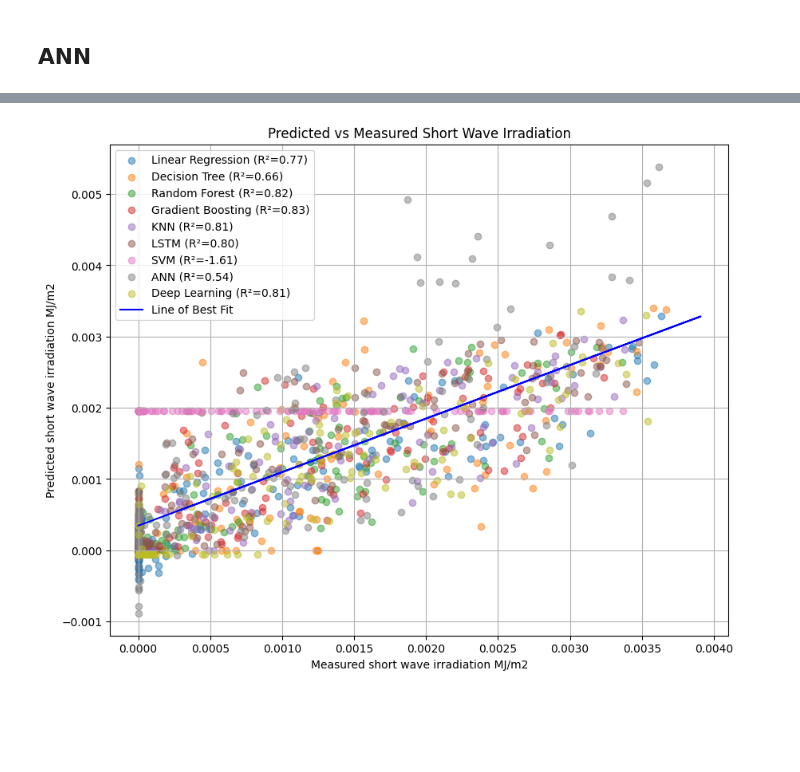
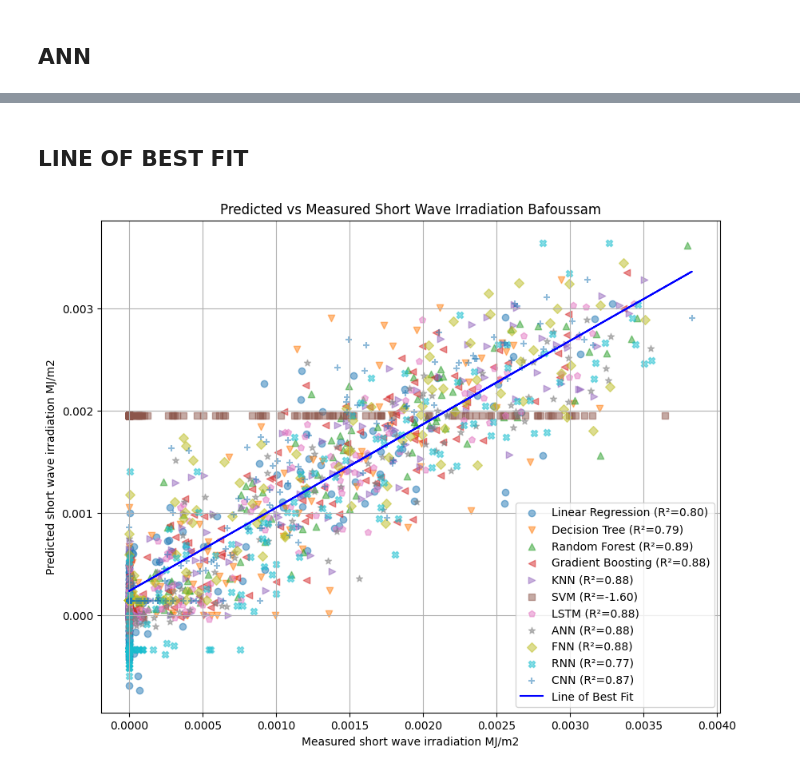
Before and after one commit to donaldte/My-Master-Project-Solar-Radiation-Prediction, a Jupyter notebook: solar radiation prediction bafoussam.ipynb, the cells around one changed output, grey strips where cells are left out. Saved outputs shown, nothing was run; the diff lists cells and outputs as text; code cells hidden in the pictures; blank space fills up the shorter version.

Commit message:
feat: maroua prediction

```diff
--- a/solar radiation prediction bafoussam.ipynb
+++ b/solar radiation prediction bafoussam.ipynb
@@ -196,7 +215,6 @@ plt.show()
 # Drop the columns that are not in correlation
 df = df.drop(columns=['Date',
                       'UT time',
-                      'Pressure',
                       'Wind direction',
                       'Rainfall'
                       ])
@@ -213,4 +231,13 @@ df.head()
 # %% [markdown]
 ##  TRAIN, VALIDATION, TEST DATASETS
 # %%
-train, valid, test = np.split(df.sample(frac=1), [int(0.6*len(df)), int(0.8*len(df))])
+# Shuffle the dataset
+df = df.sample(frac=1, random_state=42).reset_index(drop=True)
+
+# Split the dataset
+train, valid, test = np.split(df, [int(0.6*len(df)), int(0.8*len(df))])
+
+# Check the sizes of the splits
+print(f"Training set size: {len(train)}")
+print(f"Validation set size: {len(valid)}")
+print(f"Test set size: {len(test)}")
@@ -217,11 +248,17 @@ train, valid, test = np.split(df.sample(frac=1), [int(0.6*len(df)), int(0.8*len(
 # %% [markdown]
 ## SCALE DATASET AND OVER SAMPLE IT
 # %%
+from sklearn.preprocessing import RobustScaler
+
 def scale_dataset(dataframe):
     X = dataframe[dataframe.columns[:-1]].values
     y = dataframe[dataframe.columns[-1]].values
 
-    scaler = StandardScaler()
+
+    # Initialize the scaler
+    scaler = RobustScaler()
+
+    # Fit the scaler on the training data and transform it
     X = scaler.fit_transform(X)
 
     return X, y
@@ -714,10 +956,12 @@ plot_actual_vs_predicted(test_y, predictions_dl, label='DL')
+# %% [markdown]
+##  LINE OF BEST FIT
 # %%
 import matplotlib.pyplot as plt
 import numpy as np
 from sklearn.metrics import r2_score
 
-# Function to plot scatter plot for each model
-def plot_predictions(test_y, predictions, model_name, sample_size=200):
+# Function to plot scatter plot for each model with different markers
+def plot_predictions(test_y, predictions, model_name, marker, sample_size=200):
     # Randomly sample 200 points for plotting
     sample_indices = np.random.choice(len(test_y), size=sample_size, replace=False)
     test_y_sample = test_y[sample_indices].flatten()
@@ -726,52 +970,64 @@ def plot_predictions(test_y, predictions, model_name, sample_size=200):
     # Calculate R^2 score
     r2 = r2_score(test_y, predictions)
 
-    # Plot scatter plot
-    plt.scatter(test_y_sample, predictions_sample, label=f"{model_name} (R²={r2:.2f})", alpha=0.5)
+    # Plot scatter plot with specific marker
+    plt.scatter(test_y_sample, predictions_sample, label=f"{model_name} (R²={r2:.2f})", alpha=0.5, marker=marker)
+
+# Define marker styles for different models
+markers = ['o', 'v', '^', '<', '>', 's', 'p', '*', 'D', 'X', '+']
 
 # Combine all predictions for a single line of best fit
 all_predictions = np.concatenate([
     predictions_reg.flatten(),
     predictions_dt.flatten(),
     predictions_rf.flatten(),
     predictions_gbm.flatten(),
+    predictions_svm.flatten(),
     predictions_knn.flatten(),
     predictions_lstm.flatten(),
-    predictions_svm.flatten(),
     predictions_ann.flatten(),
-    predictions_dl.flatten()
+    predictions_dl.flatten(),
+    predictions_rnn.flatten(),
+    predictions_cnn.flatten(),
 ])
 
 # Flatten test_y to match the shape of all_predictions
-test_y_flat = np.tile(test_y.flatten(), 9)
+test_y_flat = np.tile(test_y.flatten(), len(all_predictions) // len(test_y.flatten()))
 
 # Calculate the line of best fit for all predictions
 z = np.polyfit(test_y_flat, all_predictions, 1)
 p = np.poly1d(z)
 
 # Plot settings
 plt.figure(figsize=(10, 8))
 
-# Plot scatter plot for each model
-plot_predictions(test_y, predictions_reg, 'Linear Regression')
-plot_predictions(test_y, predictions_dt, 'Decision Tree')
-plot_predictions(test_y, predictions_rf, 'Random Forest')
-plot_predictions(test_y, predictions_gbm, 'Gradient Boosting')
-plot_predictions(test_y, predictions_knn, 'KNN')
-plot_predictions(test_y, predictions_lstm, 'LSTM')
-plot_predictions(test_y, predictions_svm, 'SVM')
-plot_predictions(test_y, predictions_ann, 'ANN')
-plot_predictions(test_y, predictions_dl, 'Deep Learning')
+# Plot scatter plot for each model with different markers
+plot_predictions(test_y, predictions_reg, 'Linear Regression', markers[0])
+plot_predictions(test_y, predictions_dt, 'Decision Tree', markers[1])
+plot_predictions(test_y, predictions_rf, 'Random Forest', markers[2])
+plot_predictions(test_y, predictions_gbm, 'Gradient Boosting', markers[3])
+plot_predictions(test_y, predictions_knn, 'KNN', markers[4])
+plot_predictions(test_y, predictions_svm, 'SVM', markers[5])
+plot_predictions(test_y, predictions_lstm, 'LSTM', markers[6])
+plot_predictions(test_y, predictions_ann, 'ANN', markers[7])
+plot_predictions(test_y, predictions_dl, 'FNN', markers[8])
+plot_predictions(test_y, predictions_rnn, 'RNN', markers[9])
+plot_predictions(test_y, predictions_cnn, 'CNN', markers[10])
 
 # Plot line of best fit for all predictions in blue
 plt.plot(test_y, p(test_y.flatten()), color='blue', label='Line of Best Fit')
 
 # Plot settings
 plt.xlabel('Measured short wave irradiation MJ/m2')
 plt.ylabel('Predicted short wave irradiation MJ/m2')
-plt.title('Predicted vs Measured Short Wave Irradiation')
+plt.title('Predicted vs Measured Short Wave Irradiation Bafoussam')
 plt.legend()
 plt.grid(True)
+
+# Save the plot as an image
+plt.savefig("predicted_vs_measured_irradiation Bafoussam.png", bbox_inches='tight')
+
+# Display the plot
 plt.show()
 # %% [output]
-[figure, old version]
+[figure, new version]
```
Also changed, not shown: parts of 43 cells of this notebook, 9 other files.
